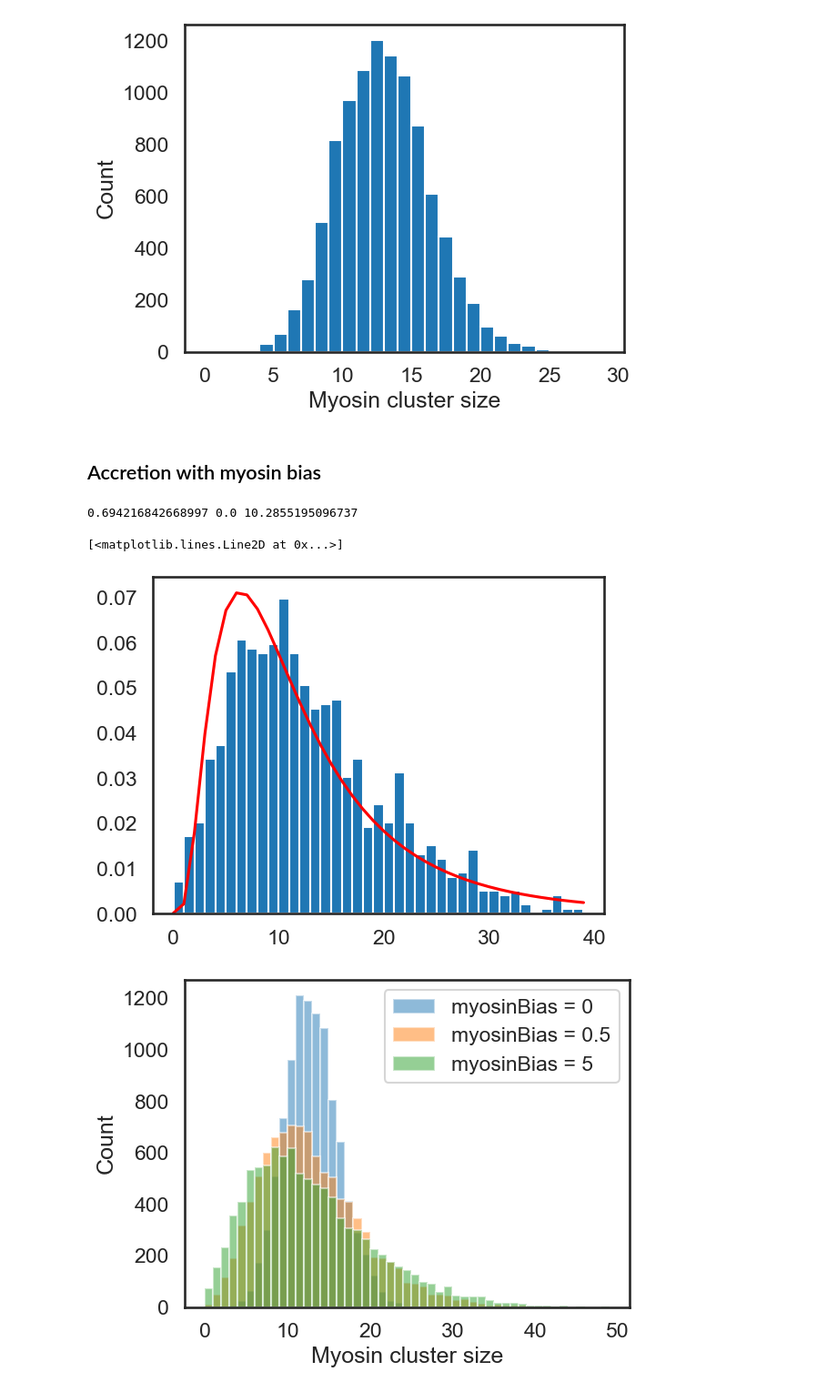
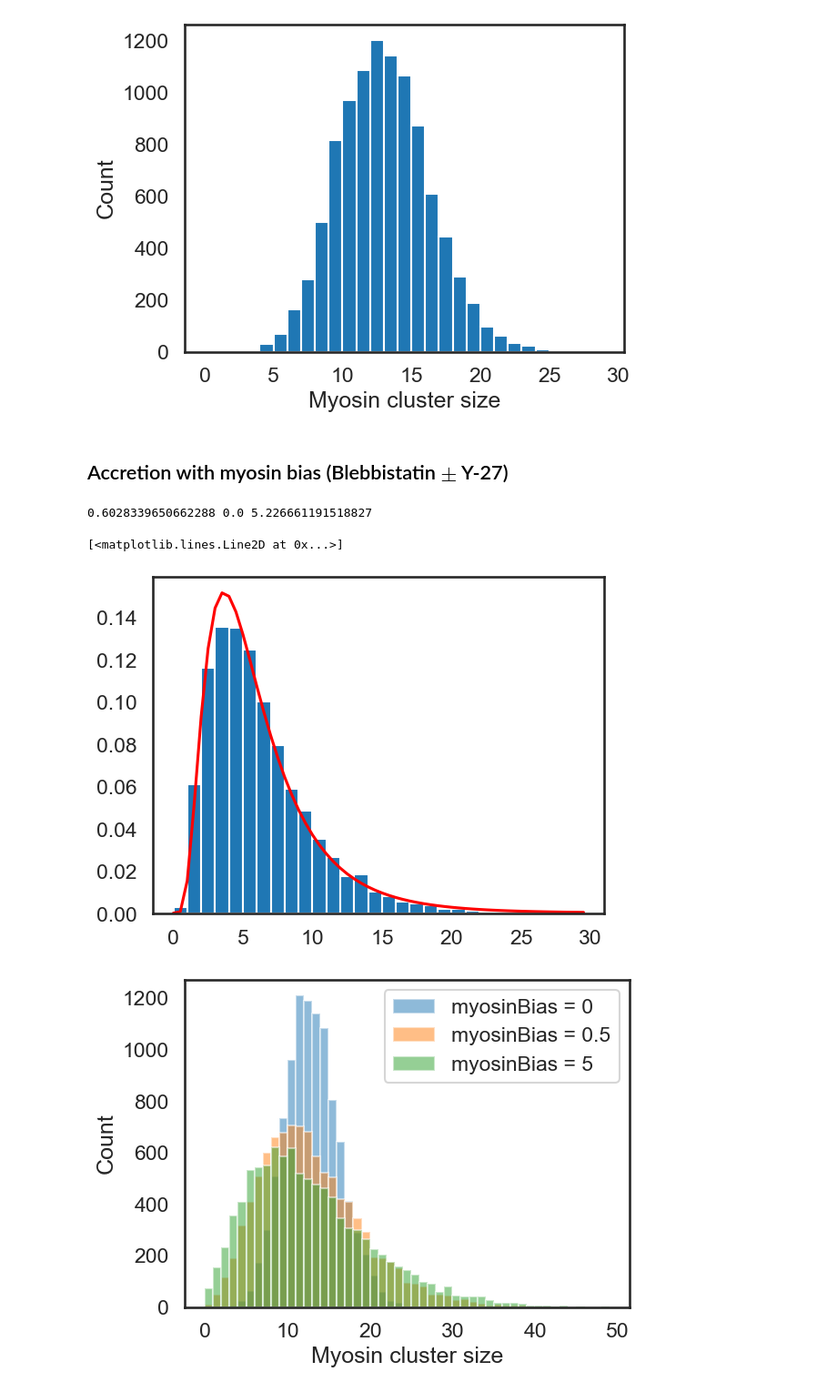
Before and after one commit to WHChou/Myosin-cluster-simulation, a Jupyter notebook: MyosinBinding_v2.ipynb, the cells around one changed output. Shown at 91% size. Cells and saved outputs as stored; diff of their text form; code cells hidden in the pictures.

Commit message:
sweep params for beta to match actin-dependent accretion

```diff
--- a/MyosinBinding_v2.ipynb
+++ b/MyosinBinding_v2.ipynb
@@ -91,9 +91,9 @@ def runSimulation(numGrid, numMyosin, MyosinInit, ActinThick, actinBiasVal, myos
         index = np.arange(0, numGrid)
         actinBias = ActinThick * actinBiasVal
         myosinBias = MyosinNum * myosinBiasVal
-        weights = np.ones((numGrid)) * (1+actinBias) * (1+myosinBias)
+        weights = np.ones((numGrid)) + actinBias + myosinBias
         #weights = weights * np.exp(-MyosinNum/ActinThick/myoCap)
-        #weights = np.array(weights/sum(weights)) * np.exp(-np.maximum(0, np.array(MyosinNum)-myoCap))     ## Binding probability exponentially decays if exceeds binding capacity
+        weights = weights/np.sum(weights) #* np.exp(-np.maximum(0, np.array(MyosinNum)-myoCap))     ## Binding probability exponentially decays if exceeds binding capacity
         #weights[np.array(MyosinNum)>=myoCap] = 0   ###!!!!!!! Anything site that exceed capacity can't bind
         if len(np.nonzero(weights)[0]) == 0:    ### Terminate if no more available sites
             break
@@ -315,43 +319,41 @@ plt.tight_layout()
 # %% [output]
 [figure]
 # %% [markdown]
-## Accretion with myosin bias
+## Accretion with myosin bias (Blebbistatin $\pm$ Y-27)
 # %%
-numMyosin = 10000
-numGrid = 1000
+numMyosin = 20000
+numGrid = 10000
 #myoCap = 1000   # Cap the number of myosin per site
 actinBiasVal = 0
-myosinBiasVal = 1
+myosinBiasVal = 10
 ifsave = 0
 dwnsample = 1
 
 
-sns.set_style("white")
-sns.set_context("talk")
-plt.figure()
-
-
 # Initialize and run simulation
 ActinThick = GenActinThick('lognormal', numGrid, 1, 1)
-MyosinNum = GenMyoNum('normal', numGrid, 3, 1)
-res = runSimulation(numGrid, numMyosin, MyosinNum, ActinThick, actinBiasVal, myosinBiasVal, ifsave, dwnsample)
+MyosinInit = GenMyoNum('lognormal', numGrid, 1.31, 0.52)
+res = runSimulation(numGrid, numMyosin, MyosinInit, ActinThick, actinBiasVal, myosinBiasVal, ifsave, dwnsample)
 
 allData = np.reshape(res, (numGrid))
 (s, loc, scale) = st.lognorm.fit(allData[allData>0], floc = 0)
 print(s, loc, scale)
-xfit = np.arange(40)
-plt.hist(allData, bins = np.arange(40), density = True)
+xfit = np.arange(0, 30, 0.5)
+sns.set_style("white")
+sns.set_context("talk")
+plt.figure()
+plt.hist(allData, bins = np.arange(30), density = True)
 plt.plot(xfit, st.lognorm.pdf(xfit, s, loc, scale), c = 'red')
 
 #plt.xlabel("Myosin cluster size")
 #plt.ylabel("Count")
 #plt.legend()
 #plt.tight_layout()
 #plt.savefig("myosinBinding_histogramComp_acBias_0_mu_1_sigma_1_myoBiasComp.png", dpi = 300)
 # %% [output]
-0.694216842668997 0.0 10.2855195096737
+0.6028339650662288 0.0 5.226661191518827
 [<matplotlib.lines.Line2D at 0x...>]
-[figure, old version]
+[figure, new version]
 # %%
 ## Average over 10 simulations
 # Simulation parameters
```
Also changed, not shown: parts of 16 cells of this notebook, 1 other file.
